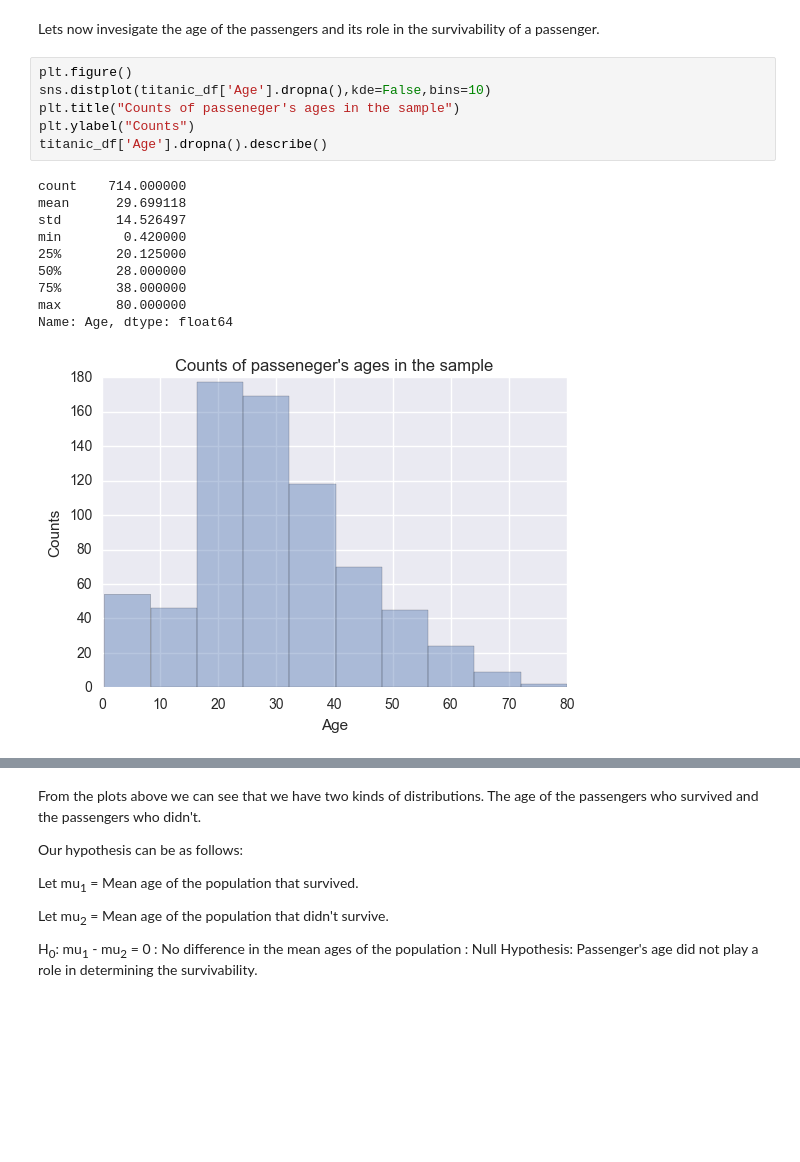
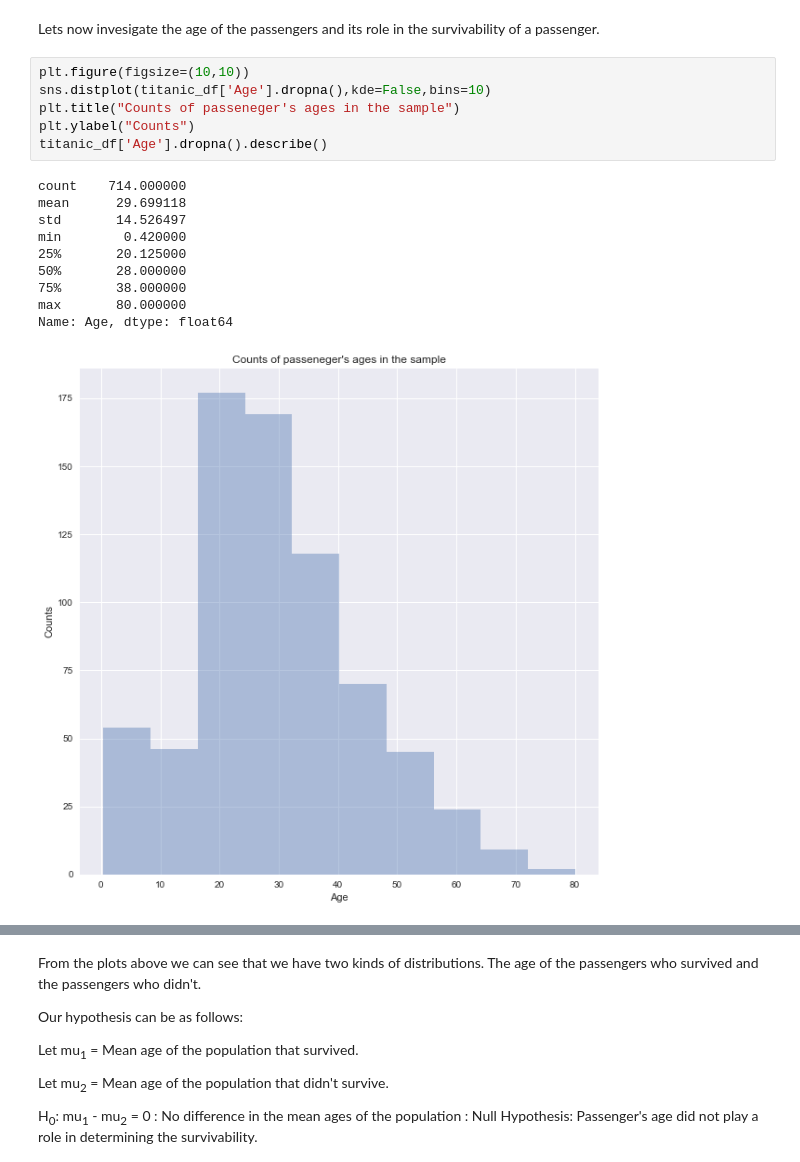
Before and after one commit to lordbadri/Udacity_Data_Analyst_Nanodegree, a Jupyter notebook: Project_2_titanic_data/titanic_data_Set_analysis_modified.ipynb, the cells around one changed output, grey strips where cells are left out. Saved outputs shown, nothing was run; the diff lists cells and outputs as text; blank space fills up the shorter version.

```diff
--- a/Project_2_titanic_data/titanic_data_Set_analysis_modified.ipynb
+++ b/Project_2_titanic_data/titanic_data_Set_analysis_modified.ipynb
@@ -215,20 +215,20 @@ I have perfomed the chi-squared test in the excel sheet at this [link](https://g
 # %% [markdown]
 Lets now invesigate the age of the passengers and its role in the survivability of a passenger.
 # %%
-plt.figure()
+plt.figure(figsize=(10,10))
 sns.distplot(titanic_df['Age'].dropna(),kde=False,bins=10)
 plt.title("Counts of passeneger's ages in the sample")
 plt.ylabel("Counts")
 titanic_df['Age'].dropna().describe()
 # %% [output]
 count    714.000000
 mean      29.699118
 std       14.526497
 min        0.420000
 25%       20.125000
 50%       28.000000
 75%       38.000000
 max       80.000000
 Name: Age, dtype: float64
-[figure, old version]
+[figure, new version]
 # %%
```
Also changed, not shown: parts of 14 cells of this notebook, 1 other file.
